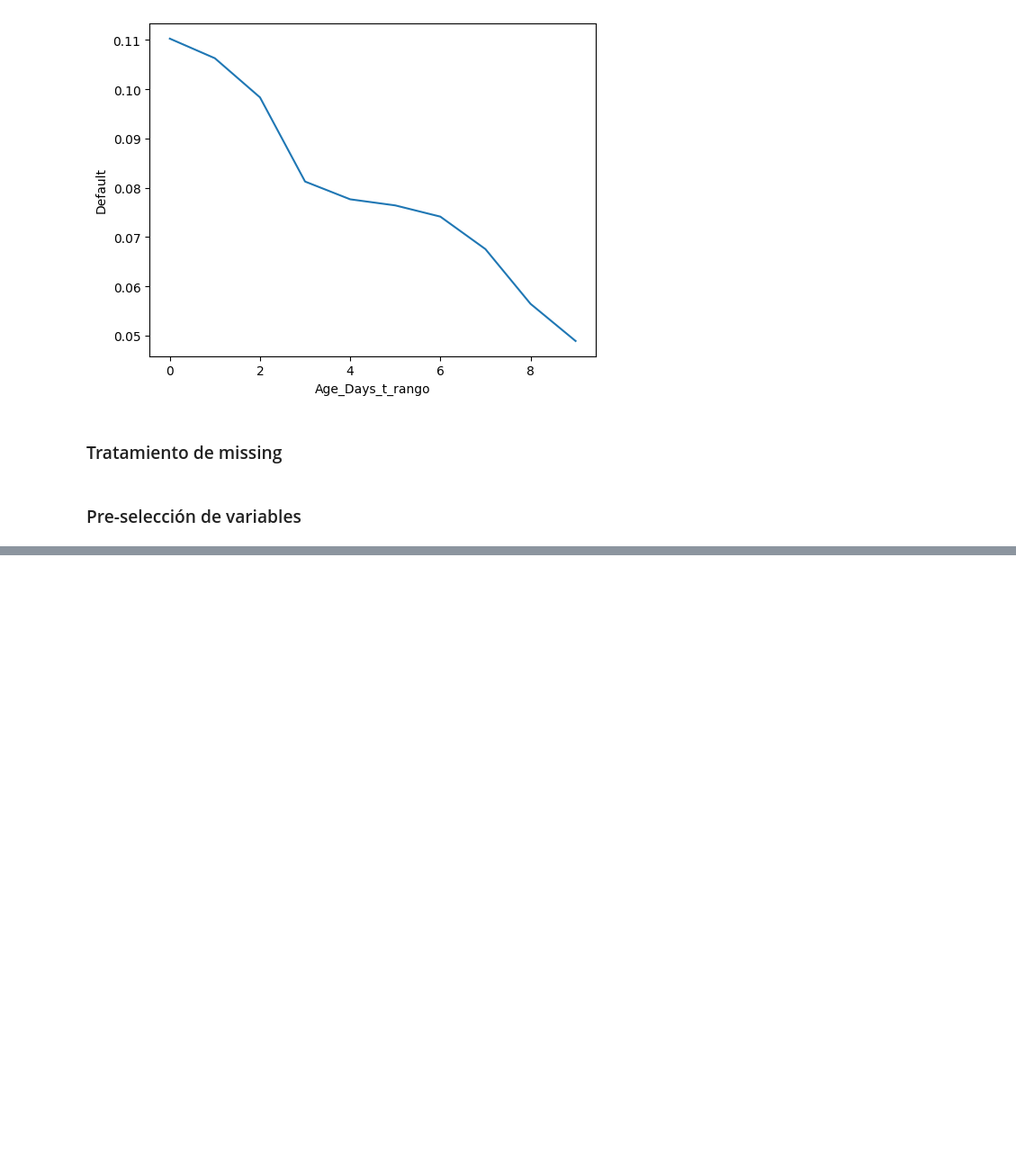
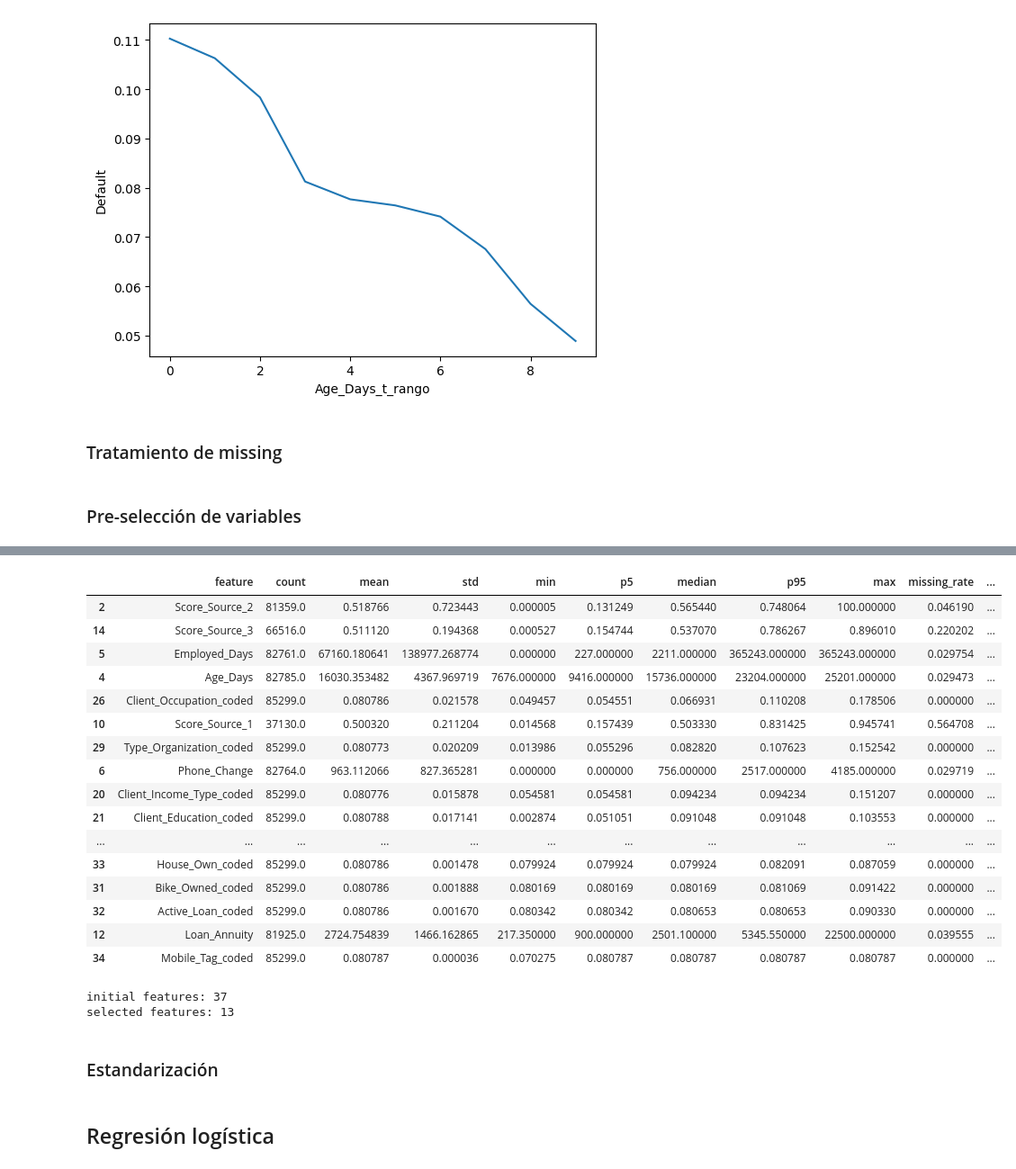
Before and after one commit to AntonioGarciaData/prueba_codigos_PEA_ML_DL, a Jupyter notebook: Supervised_models/Logistic_regression/Credit_Scoring.ipynb, the cells around one changed output, grey strips where cells are left out. Shown: that part at 90% size. Saved outputs shown, nothing was run; the diff lists cells and outputs as text; code cells hidden in the pictures; blank space fills up the shorter version.

```diff
--- a/Supervised_models/Logistic_regression/Credit_Scoring.ipynb
+++ b/Supervised_models/Logistic_regression/Credit_Scoring.ipynb
@@ -401,8 +417,8 @@ test  = test.fillna(train.median())
 # %%
 from sklearn.metrics import roc_auc_score
 
-dfgini = pd.DataFrame({'feature': numerical_features,
-                       'gini': [roc_auc_score(train.Default, train[col])*2-1 for col in numerical_features]})
+dfgini = pd.DataFrame({'feature': numerical_features + categorical_features_coded,
+                       'gini': [roc_auc_score(train.Default, train[col])*2-1 for col in numerical_features + categorical_features_coded]})
 
 dfgini['gini_abs'] = dfgini.gini.apply(lambda x: abs(x))
 
@@ -412,0 +444,32 @@ roc_auc_score(train.Default, train.Age_Days_t)*2 - 1
+# %%
+univariate_II = pd.merge(univariate, dfgini, on = 'feature', how = 'left')
+univariate_II.sort_values(by = 'gini_abs', ascending = False)
+# %% [output]
+|  | feature | count | mean | std | min | p5 | median | p95 | max | missing_rate | ... |
+| 2 | Score_Source_2 | 81359.0 | 0.518766 | 0.723443 | 0.000005 | 0.131249 | 0.565440 | 0.748064 | 100.000000 | 0.046190 | ... |
+| 14 | Score_Source_3 | 66516.0 | 0.511120 | 0.194368 | 0.000527 | 0.154744 | 0.537070 | 0.786267 | 0.896010 | 0.220202 | ... |
+| 5 | Employed_Days | 82761.0 | 67160.180641 | 138977.268774 | 0.000000 | 227.000000 | 2211.000000 | 365243.000000 | 365243.000000 | 0.029754 | ... |
+| 4 | Age_Days | 82785.0 | 16030.353482 | 4367.969719 | 7676.000000 | 9416.000000 | 15736.000000 | 23204.000000 | 25201.000000 | 0.029473 | ... |
+| 26 | Client_Occupation_coded | 85299.0 | 0.080786 | 0.021578 | 0.049457 | 0.054551 | 0.066931 | 0.110208 | 0.178506 | 0.000000 | ... |
+| 10 | Score_Source_1 | 37130.0 | 0.500320 | 0.211204 | 0.014568 | 0.157439 | 0.503330 | 0.831425 | 0.945741 | 0.564708 | ... |
+| 29 | Type_Organization_coded | 85299.0 | 0.080773 | 0.020209 | 0.013986 | 0.055296 | 0.082820 | 0.107623 | 0.152542 | 0.000000 | ... |
+| 6 | Phone_Change | 82764.0 | 963.112066 | 827.365281 | 0.000000 | 0.000000 | 756.000000 | 2517.000000 | 4185.000000 | 0.029719 | ... |
+| 20 | Client_Income_Type_coded | 85299.0 | 0.080776 | 0.015878 | 0.054581 | 0.054581 | 0.094234 | 0.094234 | 0.151207 | 0.000000 | ... |
+| 21 | Client_Education_coded | 85299.0 | 0.080788 | 0.017141 | 0.002874 | 0.051051 | 0.091048 | 0.091048 | 0.103553 | 0.000000 | ... |
+| ... | ... | ... | ... | ... | ... | ... | ... | ... | ... | ... | ... |
+| 33 | House_Own_coded | 85299.0 | 0.080786 | 0.001478 | 0.079924 | 0.079924 | 0.079924 | 0.082091 | 0.087059 | 0.000000 | ... |
+| 31 | Bike_Owned_coded | 85299.0 | 0.080786 | 0.001888 | 0.080169 | 0.080169 | 0.080169 | 0.081069 | 0.091422 | 0.000000 | ... |
+| 32 | Active_Loan_coded | 85299.0 | 0.080786 | 0.001670 | 0.080342 | 0.080342 | 0.080653 | 0.080653 | 0.090330 | 0.000000 | ... |
+| 12 | Loan_Annuity | 81925.0 | 2724.754839 | 1466.162865 | 217.350000 | 900.000000 | 2501.100000 | 5345.550000 | 22500.000000 | 0.039555 | ... |
+| 34 | Mobile_Tag_coded | 85299.0 | 0.080787 | 0.000036 | 0.070275 | 0.080787 | 0.080787 | 0.080787 | 0.080787 | 0.000000 | ... |
+# %%
+# Aca podemos definir los criterios para seleccionar variables
+
+print('initial features: ' + str(len(univariate_II)))
+print('selected features: ' + str(len(univariate_II.loc[(univariate_II.gini_abs >= 0.05) & (univariate_II.missing_rate <= 0.50)])))
+final_features = univariate_II.loc[(univariate_II.gini_abs >= 0.05) & (univariate_II.missing_rate <= 0.50)].feature.tolist()
+# %% [output]
+initial features: 37
+selected features: 13
+# %% [markdown]
+### Estandarización
@@ -412,0 +479,2 @@ roc_auc_score(train.Default, train.Age_Days_t)*2 - 1
+# %% [markdown]
+## Regresión logística
```
Also changed, not shown: parts of 9 cells of this notebook.
